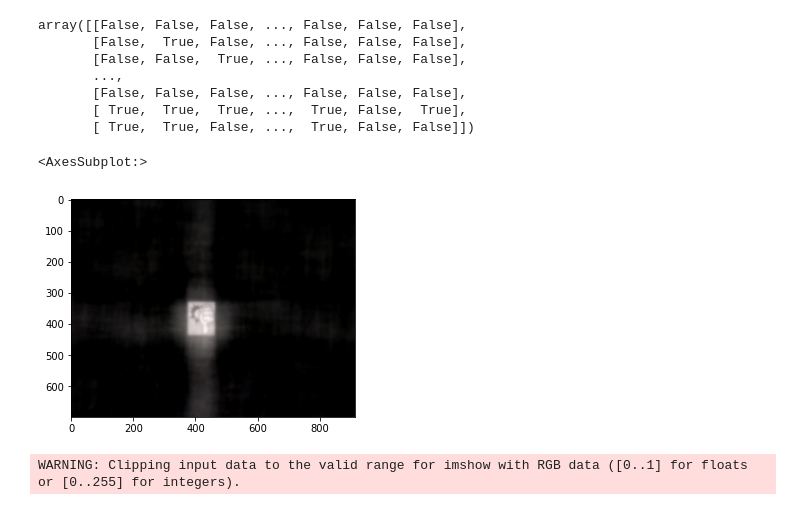
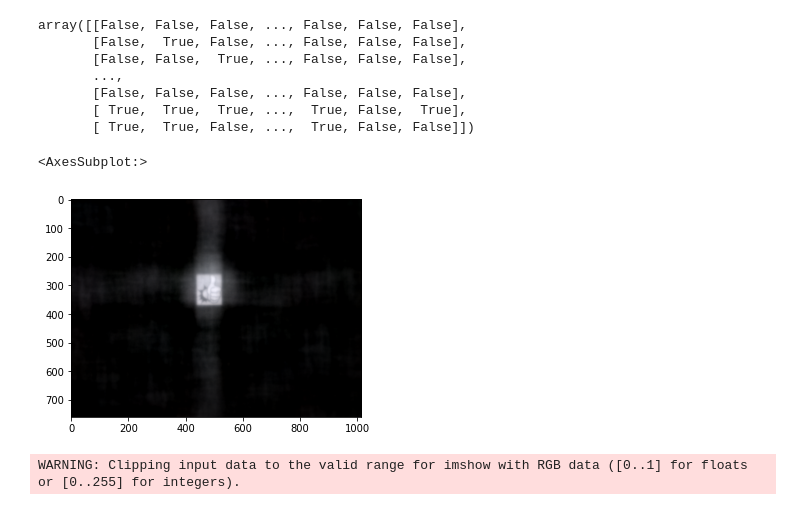
Before and after one commit to ikhemakhem/DiffuserCam, a Jupyter notebook: diffcam/test.ipynb, the cells around one changed output. Saved outputs shown, nothing was run; the diff lists cells and outputs as text; code cells hidden in the pictures.

```diff
--- a/diffcam/test.ipynb
+++ b/diffcam/test.ipynb
@@ -24,3 +5,7 @@ estimate = np.load('rgb_estimate.npy')
+# %%
+estimate = np.load('rgb_estimate.npy')
+pieces = [np.load('restimate.npy'), np.load('bestimate.npy'), np.load('gestimate.npy')]
+estimate[estimate<0] = 0
 # %%
 plt.imshow(raw_data[:,:,0])
 # %% [output]
@@ -39,10 +24,10 @@ array([[False, False, False, ..., False, False, False],
 # %%
 from plot import plot_image
 from mirflickr import postprocess
-plot_image(postprocess(estimate))
+plot_image(estimate)
 # %% [output]
 <AxesSubplot:>
-[figure, old version]
+[figure, new version]
 # %%
 plt.imshow(estimate)
 # %% [output]
```
Also changed, not shown: parts of 11 cells of this notebook, 4 other files.
